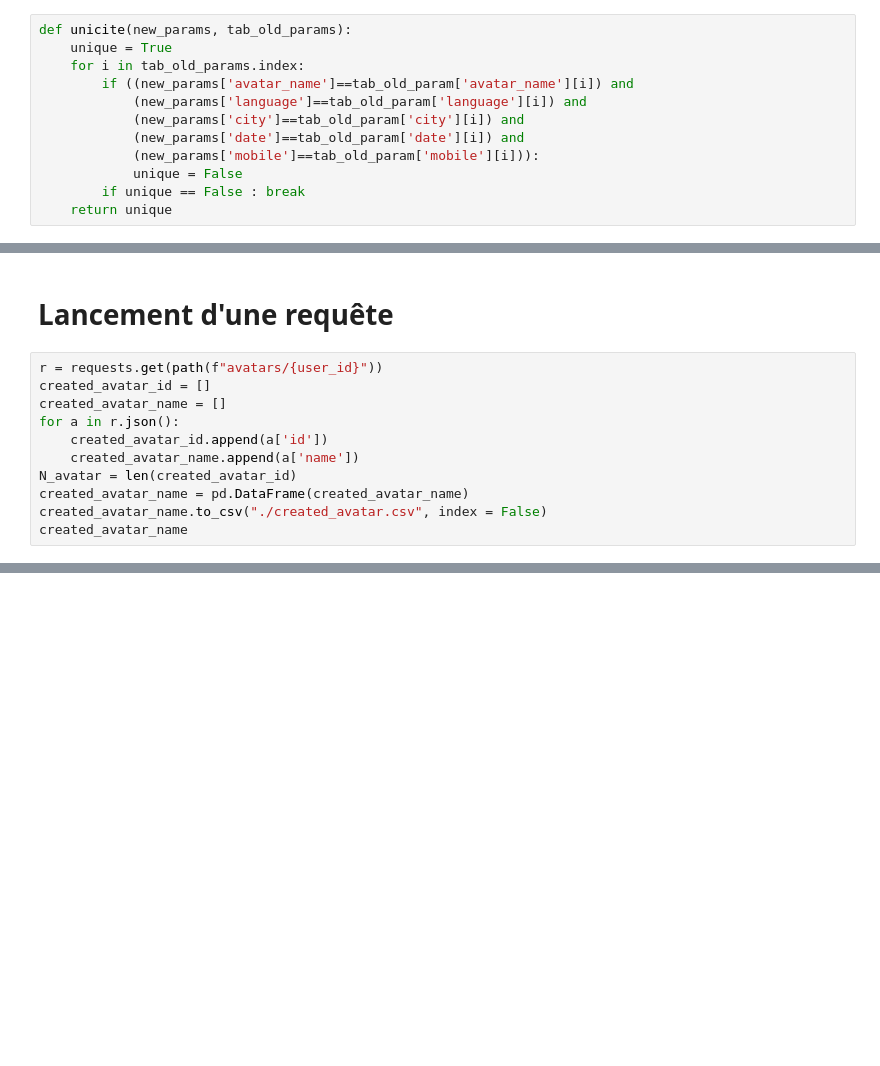
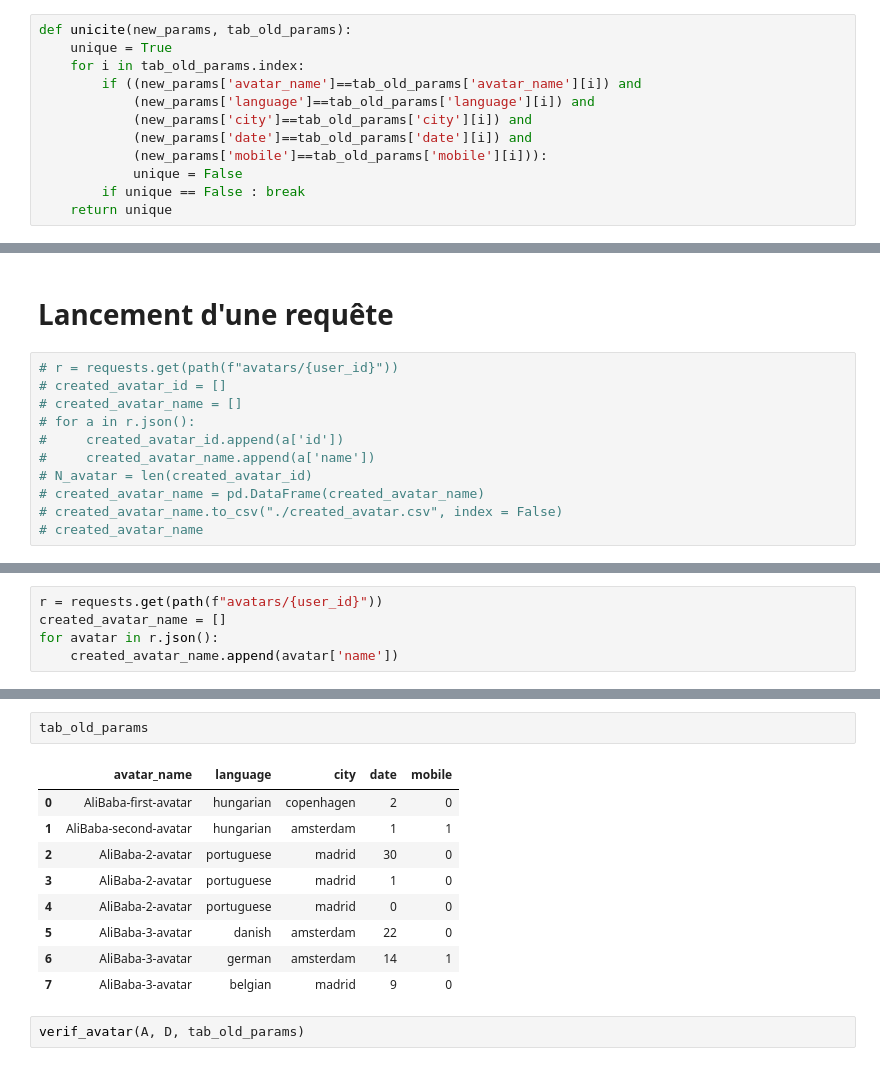
Before and after one commit to TryoenJ/Defi-IA, a Jupyter notebook: data.ipynb, the cells around one changed output, grey strips where cells are left out. Cells and saved outputs as stored; diff of their text form; blank space fills up the shorter version.

```diff
--- a/data.ipynb
+++ b/data.ipynb
@@ -285,11 +286,11 @@ True
 def unicite(new_params, tab_old_params):
     unique = True
     for i in tab_old_params.index:
-        if ((new_params['avatar_name']==tab_old_param['avatar_name'][i]) and
-            (new_params['language']==tab_old_param['language'][i]) and
-            (new_params['city']==tab_old_param['city'][i]) and
-            (new_params['date']==tab_old_param['date'][i]) and
-            (new_params['mobile']==tab_old_param['mobile'][i])):
+        if ((new_params['avatar_name']==tab_old_params['avatar_name'][i]) and
+            (new_params['language']==tab_old_params['language'][i]) and
+            (new_params['city']==tab_old_params['city'][i]) and
+            (new_params['date']==tab_old_params['date'][i]) and
+            (new_params['mobile']==tab_old_params['mobile'][i])):
             unique = False
         if unique == False : break
     return unique
@@ -327,13 +328,13 @@ False
 # %% [markdown]
 # Lancement d'une requête
 # %%
-r = requests.get(path(f"avatars/{user_id}"))
-created_avatar_id = []
-created_avatar_name = []
-for a in r.json():
-    created_avatar_id.append(a['id'])
-    created_avatar_name.append(a['name'])
-N_avatar = len(created_avatar_id)
-created_avatar_name = pd.DataFrame(created_avatar_name)
-created_avatar_name.to_csv("./created_avatar.csv", index = False)
-created_avatar_name
+# r = requests.get(path(f"avatars/{user_id}"))
+# created_avatar_id = []
+# created_avatar_name = []
+# for a in r.json():
+#     created_avatar_id.append(a['id'])
+#     created_avatar_name.append(a['name'])
+# N_avatar = len(created_avatar_id)
+# created_avatar_name = pd.DataFrame(created_avatar_name)
+# created_avatar_name.to_csv("./created_avatar.csv", index = False)
+# created_avatar_name
@@ -339,0 +349,5 @@ created_avatar_name
+# %%
+r = requests.get(path(f"avatars/{user_id}"))
+created_avatar_name = []
+for avatar in r.json():
+    created_avatar_name.append(avatar['name'])
@@ -415,0 +463,14 @@ pricing_requests.to_csv("./pricing_requests_essai1.csv", index = False)
+# %%
+tab_old_params
+# %% [output]
+|  | avatar_name | language | city | date | mobile |
+| 0 | AliBaba-first-avatar | hungarian | copenhagen | 2 | 0 |
+| 1 | AliBaba-second-avatar | hungarian | amsterdam | 1 | 1 |
+| 2 | AliBaba-2-avatar | portuguese | madrid | 30 | 0 |
+| 3 | AliBaba-2-avatar | portuguese | madrid | 1 | 0 |
+| 4 | AliBaba-2-avatar | portuguese | madrid | 0 | 0 |
+| 5 | AliBaba-3-avatar | danish | amsterdam | 22 | 0 |
+| 6 | AliBaba-3-avatar | german | amsterdam | 14 | 1 |
+| 7 | AliBaba-3-avatar | belgian | madrid | 9 | 0 |
+# %%
+verif_avatar(A, D, tab_old_params)
```
Also changed, not shown: parts of 18 cells of this notebook, 2 other files.
